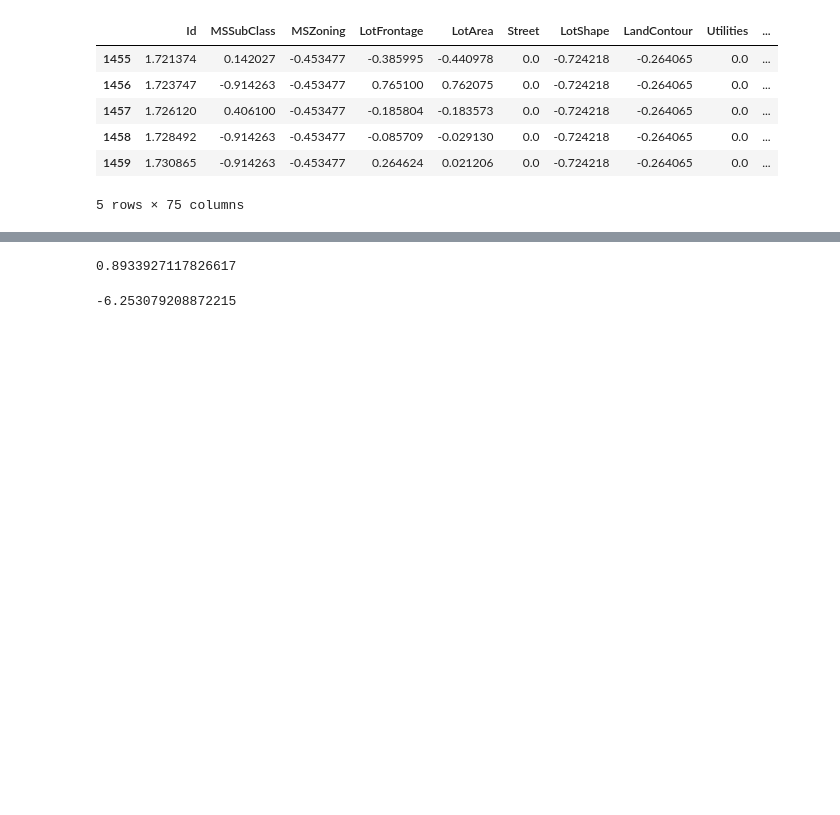
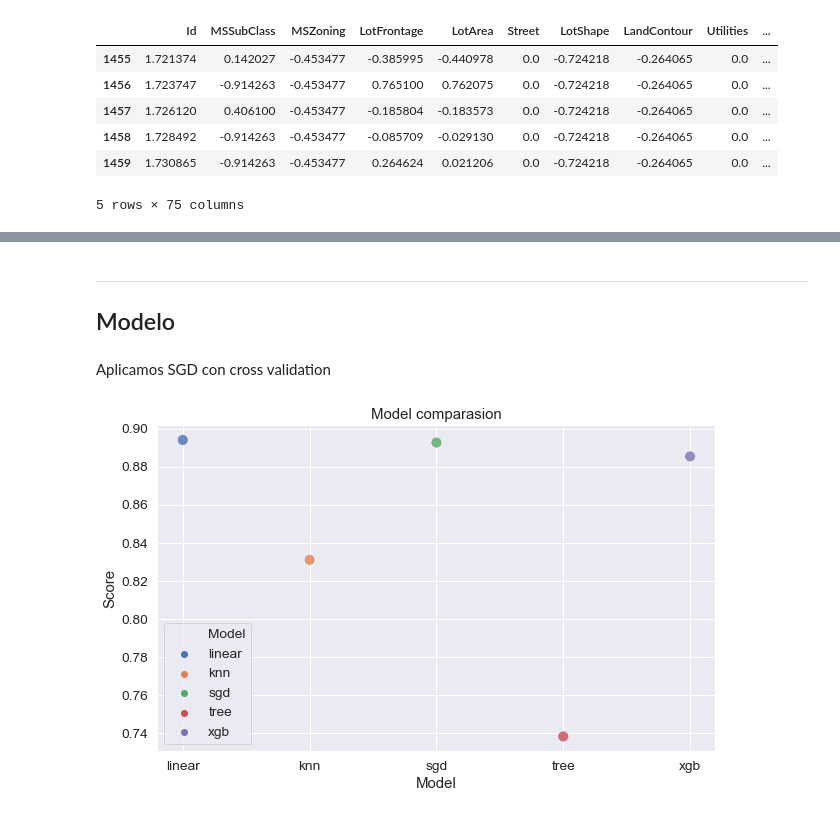
Before and after one commit to LaloVene/Kaggle-House-Prices, a Jupyter notebook: house_prices.ipynb, the cells around one changed output, grey strips where cells are left out. Cells and saved outputs as stored; diff of their text form; code cells hidden in the pictures; blank space fills up the shorter version.

```diff
--- a/house_prices.ipynb
+++ b/house_prices.ipynb
@@ -295,21 +349,48 @@ Optimal number of features : 37
 from sklearn.model_selection import train_test_split
 
 X_train, X_test, y_train, y_test = train_test_split(features, target, test_size=0.3, random_state=133)
-# %%
-from sklearn.model_selection import cross_val_score
-from sklearn.linear_model import SGDRegressor
-
-regression_model = SGDRegressor().fit(X_train, y_train)
-scores = cross_val_score(regression_model, features, target, cv=5)
-scores.mean()
-# %% [output]
-0.8933927117826617
-# %%
-from sklearn.model_selection import cross_val_score
-from sklearn.neural_network import MLPRegressor
-
-regression_model = MLPRegressor().fit(X_train, y_train)
-scores = cross_val_score(regression_model, features, target, cv=5)
-scores.mean()
-# %% [output]
--6.253079208872215
+# %% [markdown]
+<hr>
+
+## Modelo
+# %% [markdown]
+Aplicamos SGD con cross validation
+# %%
+from sklearn.model_selection import cross_val_score
+from sklearn.linear_model import LinearRegression
+from sklearn.neighbors import KNeighborsRegressor
+from sklearn.linear_model import SGDRegressor
+from sklearn.tree import DecisionTreeRegressor
+import xgboost as xgb
+
+scores = []
+regression_model = LinearRegression().fit(X_train, y_train)
+linear_scores = cross_val_score(regression_model, features, target, cv=5)
+scores.append(linear_scores.mean())
+
+regression_model = KNeighborsRegressor().fit(X_train, y_train)
+knn_scores = cross_val_score(regression_model, features, target, cv=5)
+scores.append(knn_scores.mean())
+
+regression_model = SGDRegressor().fit(X_train, y_train)
+sgd_scores = cross_val_score(regression_model, features, target, cv=5)
+scores.append(sgd_scores.mean())
+
+regression_model = DecisionTreeRegressor().fit(X_train, y_train)
+tree_scores = cross_val_score(regression_model, features, target, cv=5)
+scores.append(tree_scores.mean())
+
+regression_model = xgb.XGBRegressor().fit(X_train, y_train)
+xgb_scores = cross_val_score(regression_model, features, target, cv=5)
+scores.append(xgb_scores.mean())
+# %%
+df_ = pd.DataFrame()
+df_["Model"] = ["linear","knn","sgd","tree", "xgb"]
+df_["Score"] = scores
+
+fig, ax = plt.subplots(figsize=(10, 6))
+sns.scatterplot(x = df_.Model, y =  df_.Score, alpha = 0.8, hue = df_.Model, s = 120)
+plt.title("Model comparasion")
+plt.show()
+# %% [output]
+[figure, added]
```
Also changed, not shown: parts of 55 cells of this notebook, 1 other file.
